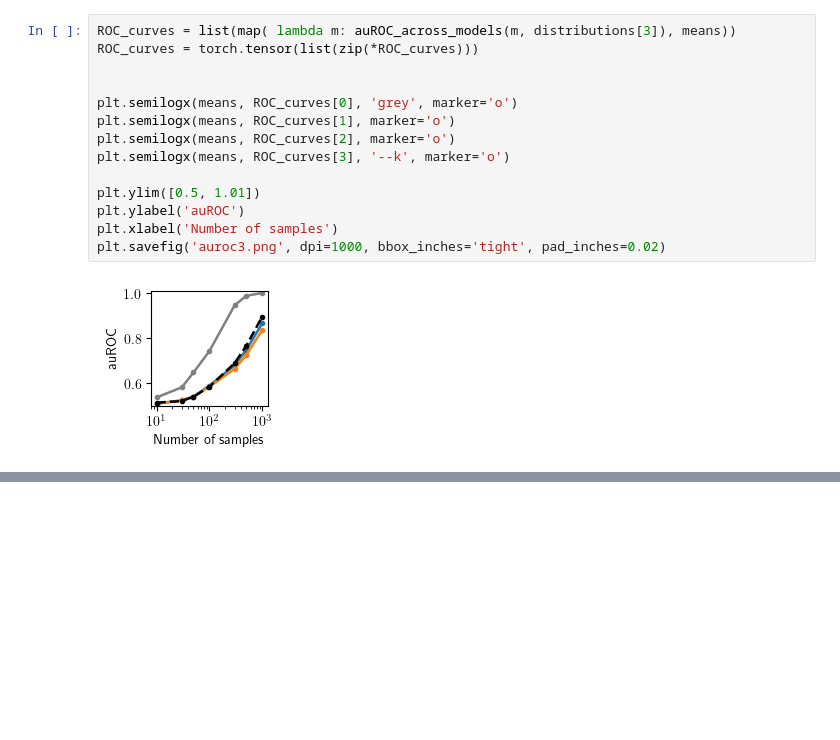
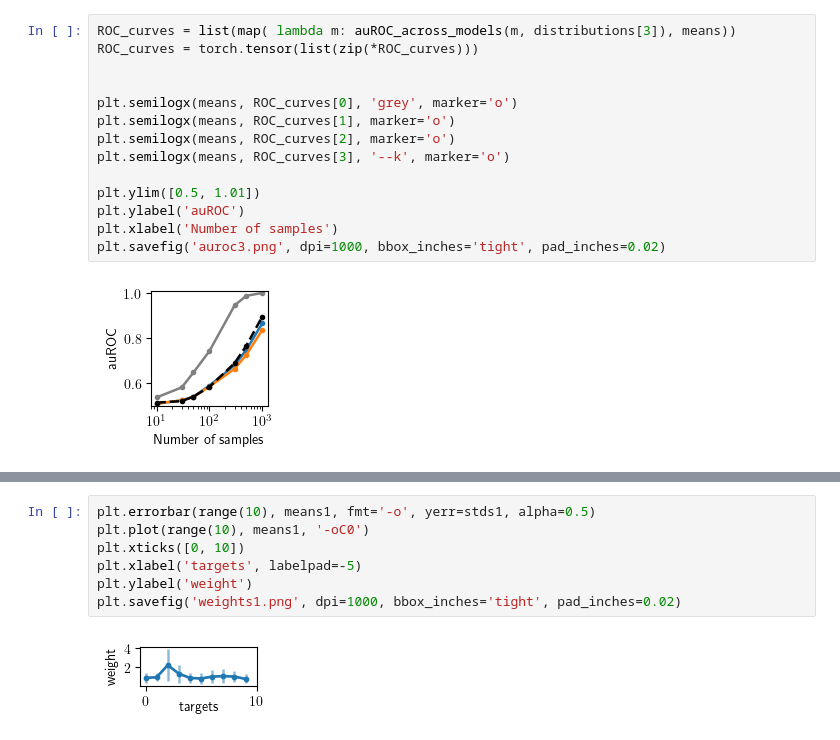
Before and after one commit to lrast/learnedExpFam, a Jupyter notebook: 3.3-Figure2.ipynb, the cells around one changed output, grey strips where cells are left out. Drawn from its saved outputs; the diff is of its cells as text; blank space fills up the shorter version.

```diff
--- a/3.3-Figure2.ipynb
+++ b/3.3-Figure2.ipynb
@@ -469,0 +586,9 @@ plt.savefig('auroc3.png', dpi=1000, bbox_inches='tight', pad_inches=0.02)
+# %%
+plt.errorbar(range(10), means1, fmt='-o', yerr=stds1, alpha=0.5)
+plt.plot(range(10), means1, '-oC0')
+plt.xticks([0, 10])
+plt.xlabel('targets', labelpad=-5)
+plt.ylabel('weight')
+plt.savefig('weights1.png', dpi=1000, bbox_inches='tight', pad_inches=0.02)
+# %% [output]
+[figure, added]
```
Also changed, not shown: parts of 13 cells of this notebook, 8 other files.
